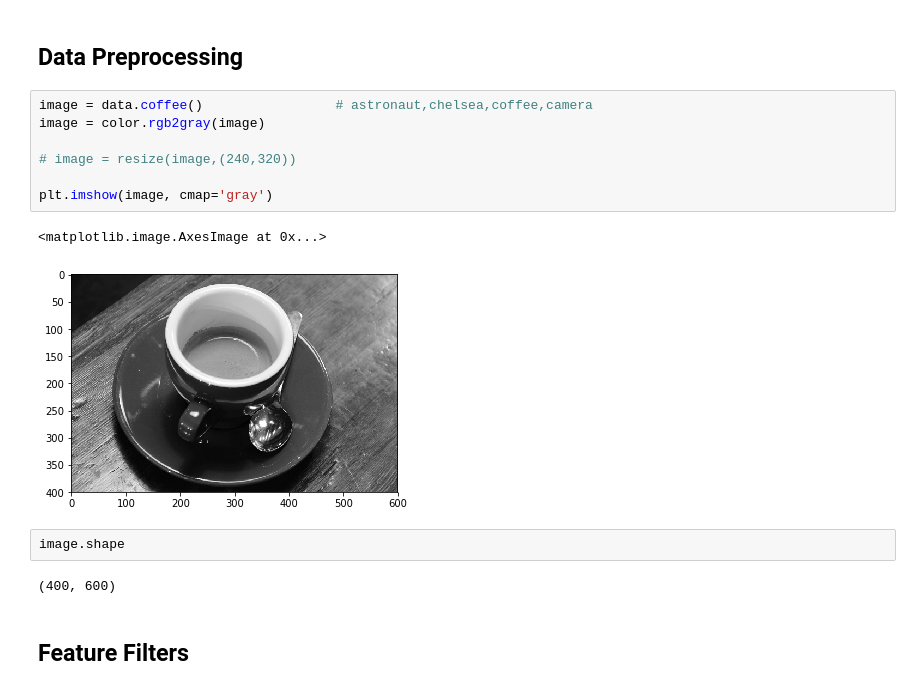
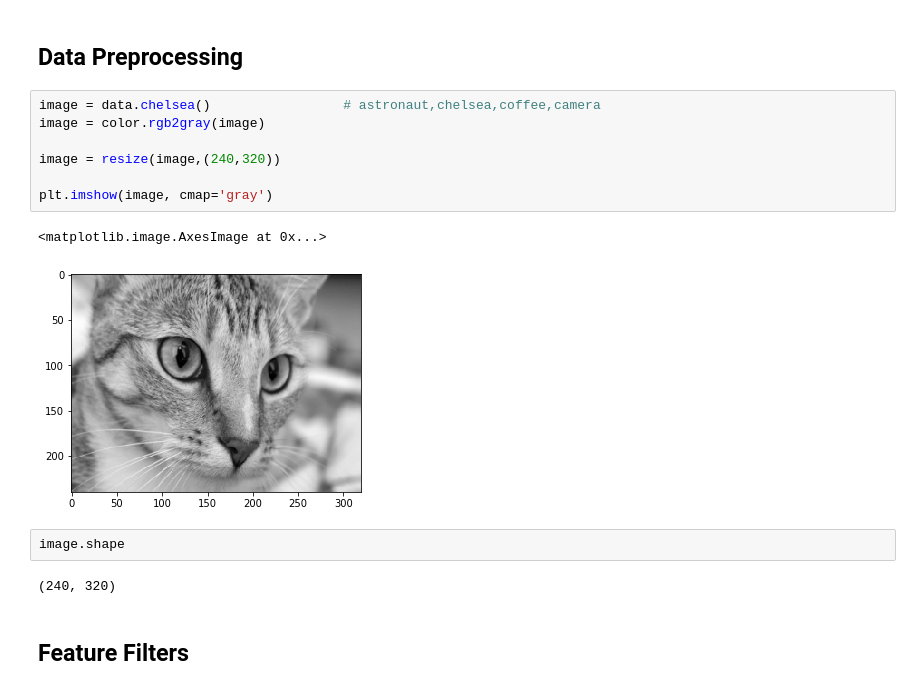
Before and after one commit to void3000/Deep-Learning-Simple-Neural-Network, a Jupyter notebook: Convolutional Network v1.1.ipynb, the cells around one changed output. Drawn from its saved outputs; the diff is of its cells as text.

```diff
--- a/Convolutional Network v1.1.ipynb
+++ b/Convolutional Network v1.1.ipynb
@@ -13,19 +13,19 @@ from matplotlib import pyplot as plt
 # %% [markdown]
 ## Data Preprocessing
 # %%
-image = data.coffee()                 # astronaut,chelsea,coffee,camera
+image = data.chelsea()                 # astronaut,chelsea,coffee,camera
 image = color.rgb2gray(image)
 
-# image = resize(image,(240,320))
+image = resize(image,(240,320))
 
 plt.imshow(image, cmap='gray')
 # %% [output]
 <matplotlib.image.AxesImage at 0x...>
-[figure, old version]
+[figure, new version]
 # %%
 image.shape
 # %% [output]
-(400, 600)
+(240, 320)
 # %% [markdown]
 ## Feature Filters
 # %%
```
Also changed, not shown: parts of 11 cells of this notebook.
